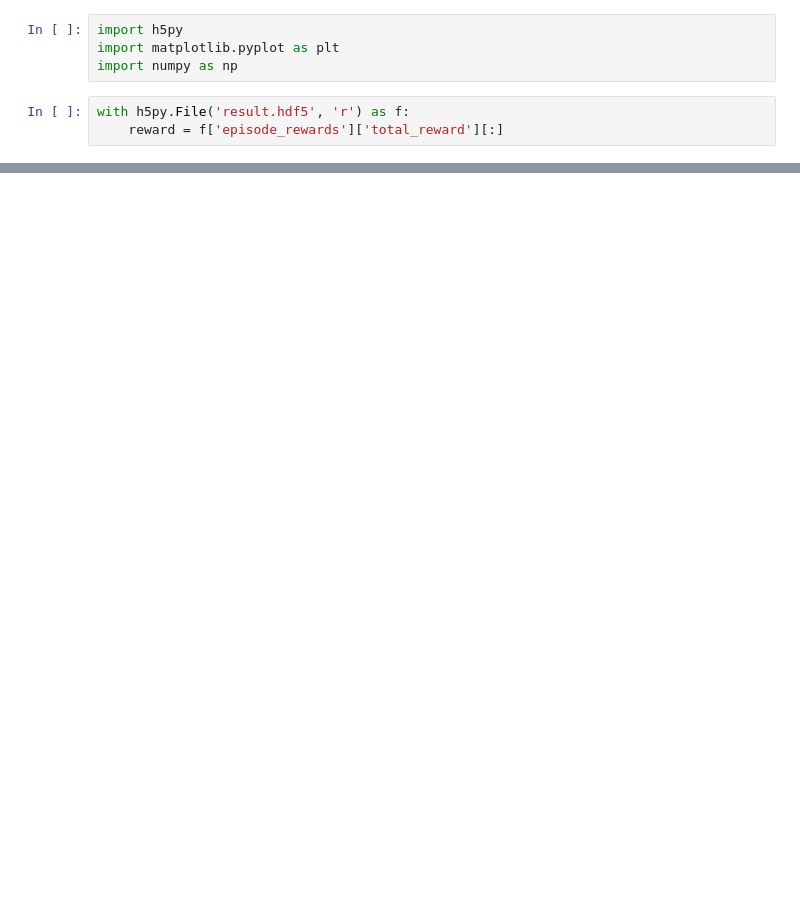
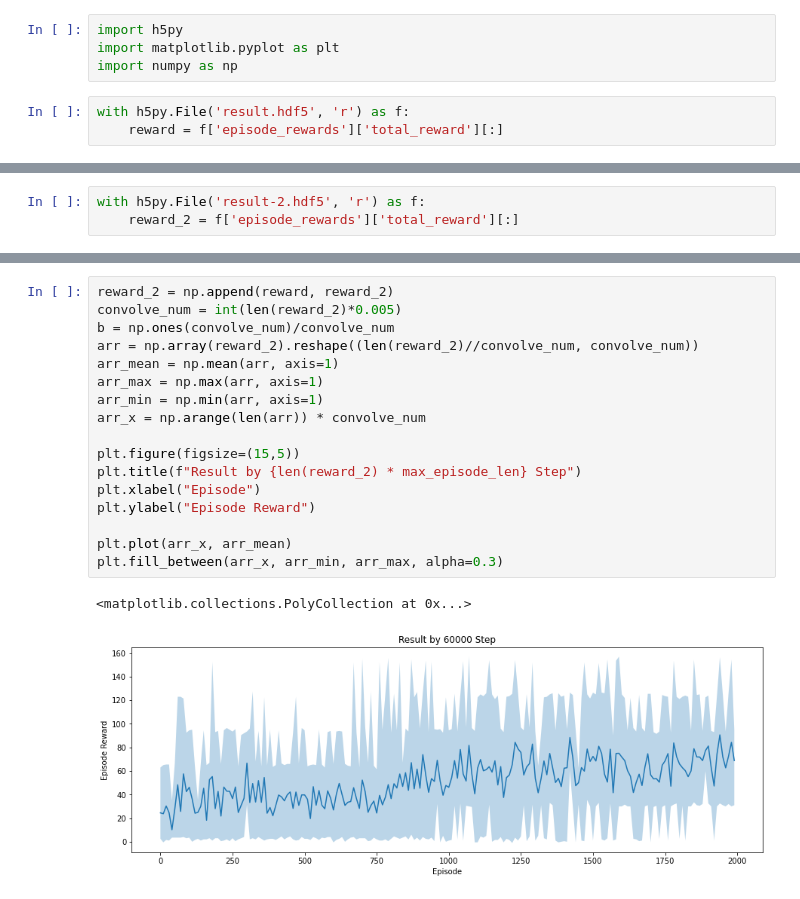
Before and after one commit to wwwshwww/task_on_nav_env, a Jupyter notebook: example/map_only_Env/visualize.ipynb, the cells around one changed output, grey strips where cells are left out. Drawn from its saved outputs; the diff is of its cells as text; blank space fills up the shorter version.

```diff
--- a/example/map_only_Env/visualize.ipynb
+++ b/example/map_only_Env/visualize.ipynb
@@ -18,0 +34,3 @@ plt.plot(np.arange(count), reward[:count])
+# %%
+with h5py.File('result-2.hdf5', 'r') as f:
+    reward_2 = f['episode_rewards']['total_reward'][:]
@@ -18,0 +44,20 @@ plt.plot(np.arange(count), reward[:count])
+# %%
+reward_2 = np.append(reward, reward_2)
+convolve_num = int(len(reward_2)*0.005)
+b = np.ones(convolve_num)/convolve_num
+arr = np.array(reward_2).reshape((len(reward_2)//convolve_num, convolve_num))
+arr_mean = np.mean(arr, axis=1)
+arr_max = np.max(arr, axis=1)
+arr_min = np.min(arr, axis=1)
+arr_x = np.arange(len(arr)) * convolve_num
+
+plt.figure(figsize=(15,5))
+plt.title(f"Result by {len(reward_2) * max_episode_len} Step")
+plt.xlabel("Episode")
+plt.ylabel("Episode Reward")
+
+plt.plot(arr_x, arr_mean)
+plt.fill_between(arr_x, arr_min, arr_max, alpha=0.3)
+# %% [output]
+<matplotlib.collections.PolyCollection at 0x...>
+[figure, added]
```
Also changed, not shown: parts of 3 cells of this notebook, 1 other file.
